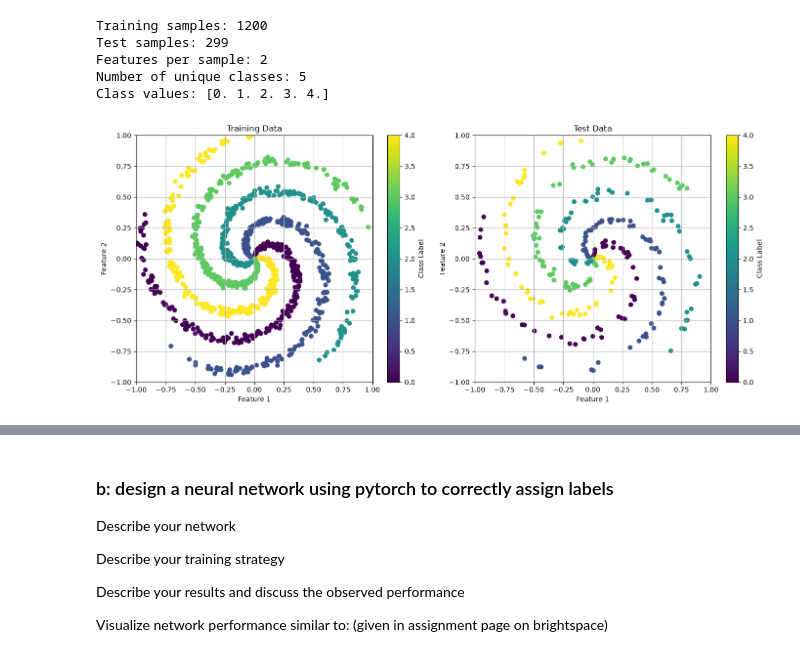
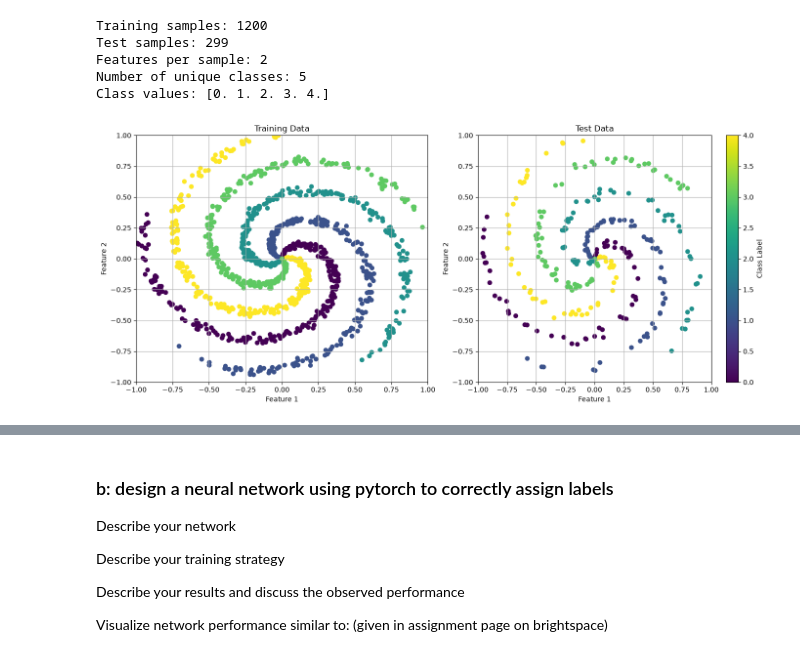
Before and after one commit to StefanStringer/FinalSemester, a Jupyter notebook: Deep Learning/Assignments/Assignment 1/_au712592.ipynb, the cells around one changed output, grey strips where cells are left out. Cells and saved outputs as stored; diff of their text form; code cells hidden in the pictures.

```diff
--- a/Deep Learning/Assignments/Assignment 1/_au712592.ipynb
+++ b/Deep Learning/Assignments/Assignment 1/_au712592.ipynb
@@ -214,26 +214,25 @@ Class values: [0. 1. 2. 3. 4.]
 # %%
 #Plot to hav a look at the data
 fig, axes = plt.subplots(1, 2, figsize=(14, 6))
 
 train_plot = axes[0].scatter(train_X[:, 0], train_X[:, 1], c=train_y, cmap='viridis')
 axes[0].set_title('Training Data')
 axes[0].set_xlabel('Feature 1')
 axes[0].set_ylabel('Feature 2')
 axes[0].grid()
-plt.colorbar(train_plot, ax=axes[0], label='Class Label')
 
 test_plot = axes[1].scatter(test_X[:, 0], test_X[:, 1], c=test_y, cmap='viridis')
 axes[1].set_title('Test Data')
 axes[1].set_xlabel('Feature 1')
 axes[1].set_ylabel('Feature 2')
 axes[1].grid()
 plt.colorbar(test_plot, ax=axes[1], label='Class Label')
 
 axes[0].set_xlim([-1, 1])
 axes[0].set_ylim([-1, 1])
 axes[1].set_xlim([-1, 1])
 axes[1].set_ylim([-1, 1])
 plt.tight_layout()
 plt.show()
 # %% [output]
-[figure, old version]
+[figure, new version]
```
Also changed, not shown: parts of 5 cells of this notebook.
